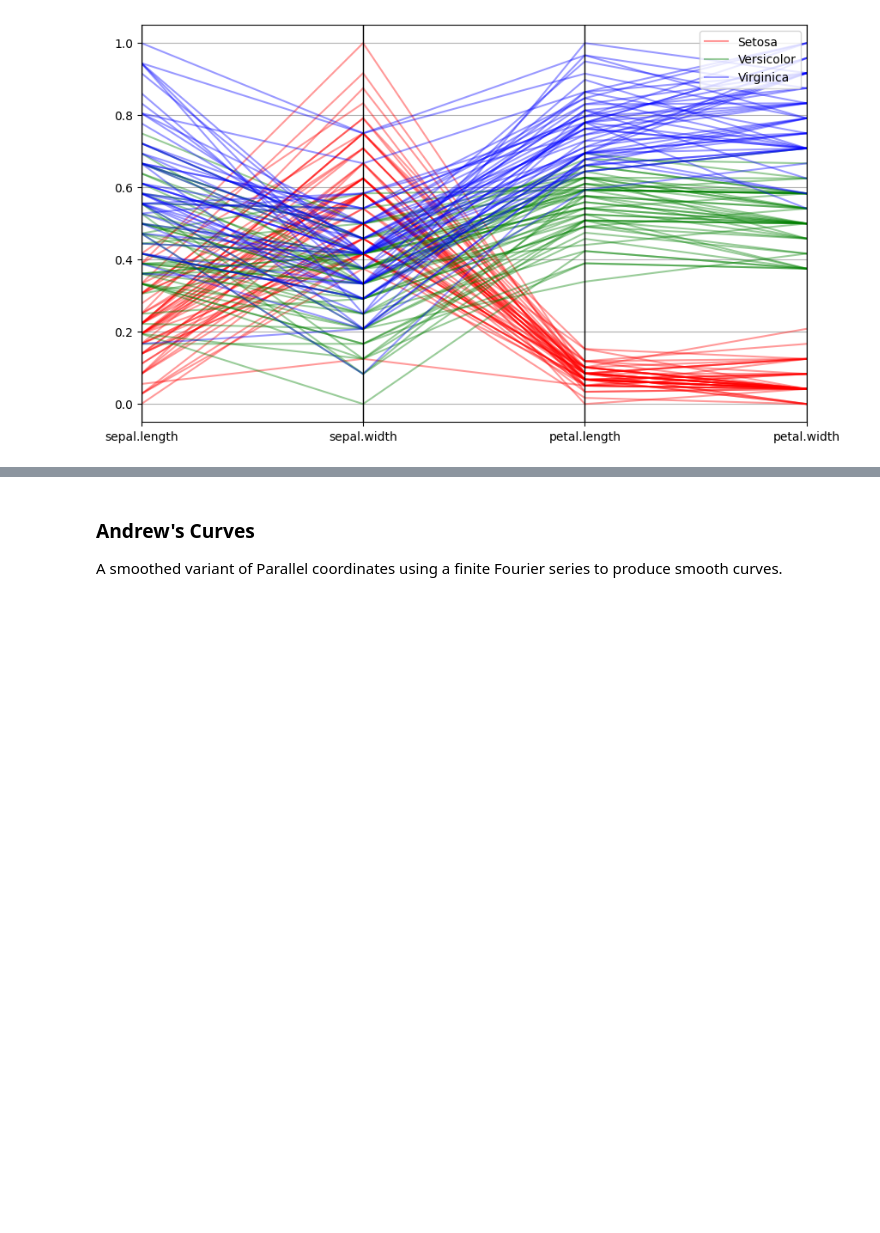
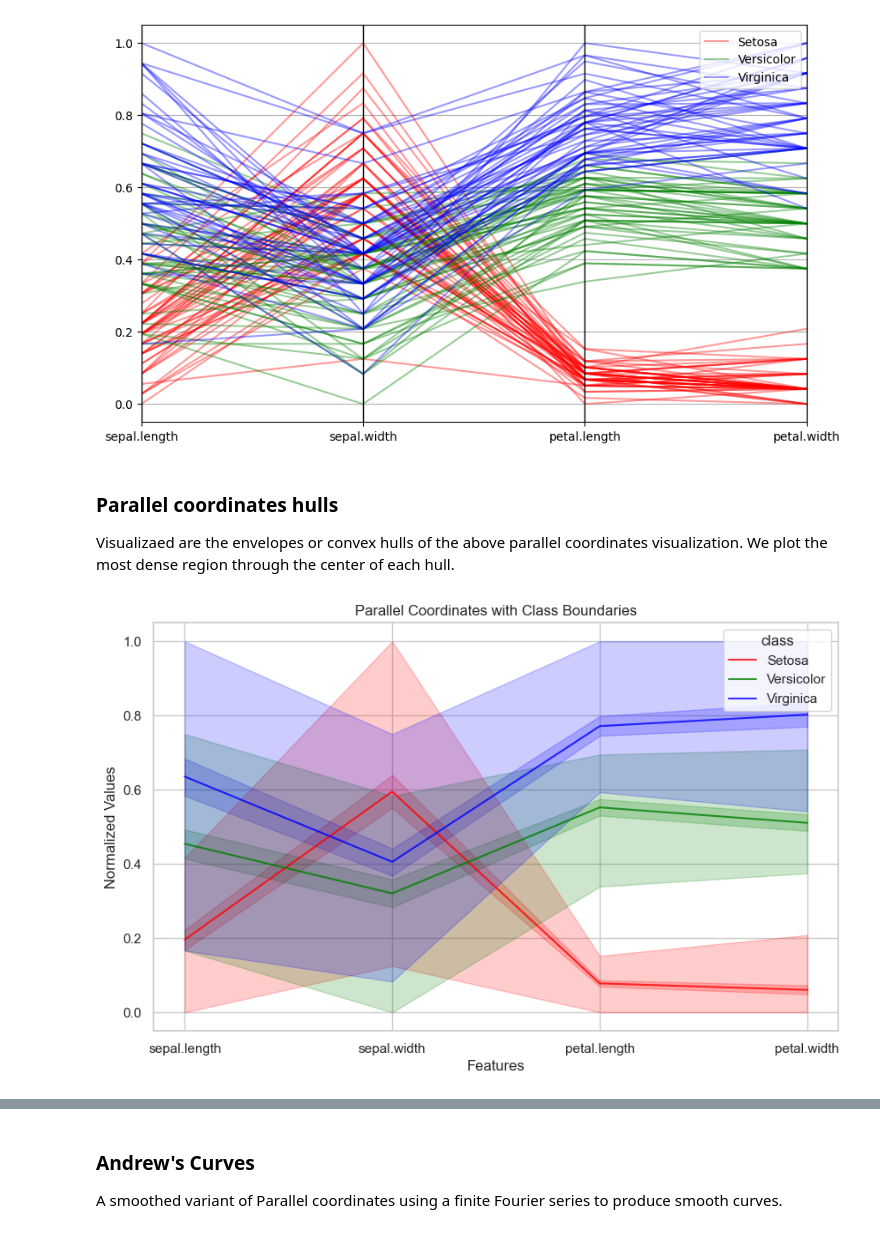
Before and after one commit to AvaAvarai/DataAnalysisNotebook, a Jupyter notebook: data_analysis.ipynb, the cells around one changed output, grey strips where cells are left out. Drawn from its saved outputs; the diff is of its cells as text; code cells hidden in the pictures; blank space fills up the shorter version.

Commit message:
PC hulls

```diff
--- a/data_analysis.ipynb
+++ b/data_analysis.ipynb
@@ -162,3 +162,37 @@ pd.plotting.parallel_coordinates(df_normalized, 'class', color=cmap, alpha=a)
 plt.show()
 # %% [output]
 [figure]
+# %% [markdown]
+### Parallel coordinates hulls
+
+Visualizaed are the envelopes or convex hulls of the above parallel coordinates visualization. We plot the most dense region through the center of each hull.
+# %%
+# Melt the DataFrame for seaborn
+df_melted = df_normalized.melt(id_vars='class', var_name='Features', value_name='Normalized Values')
+
+# Set the size of the plot
+plt.figure(figsize=fsize)
+# Set the style of the plot
+sns.set(style="whitegrid")
+
+# Plot the parallel coordinates
+sns.lineplot(data=df_melted, x='Features', y='Normalized Values', hue='class', palette=cmap, alpha=0.8)
+
+# Calculate and plot class boundaries
+for class_name in df_normalized['class'].unique():
+    subset = df_normalized[df_normalized['class'] == class_name].drop(columns='class')
+    min_values = subset.min()
+    max_values = subset.max()
+
+    # Plot the fill between the min and max values
+    plt.fill_between(min_values.index, min_values, max_values, color=cmap[class_names.index(class_name.lower())], alpha=0.2)
+
+# Add title and labels
+plt.title("Parallel Coordinates with Class Boundaries")
+plt.xlabel("Features")
+plt.ylabel("Normalized Values")
+
+# Show the plot
+plt.show()
+# %% [output]
+[figure, added]
```
Also changed, not shown: parts of 1 cell of this notebook, 1 other file.
